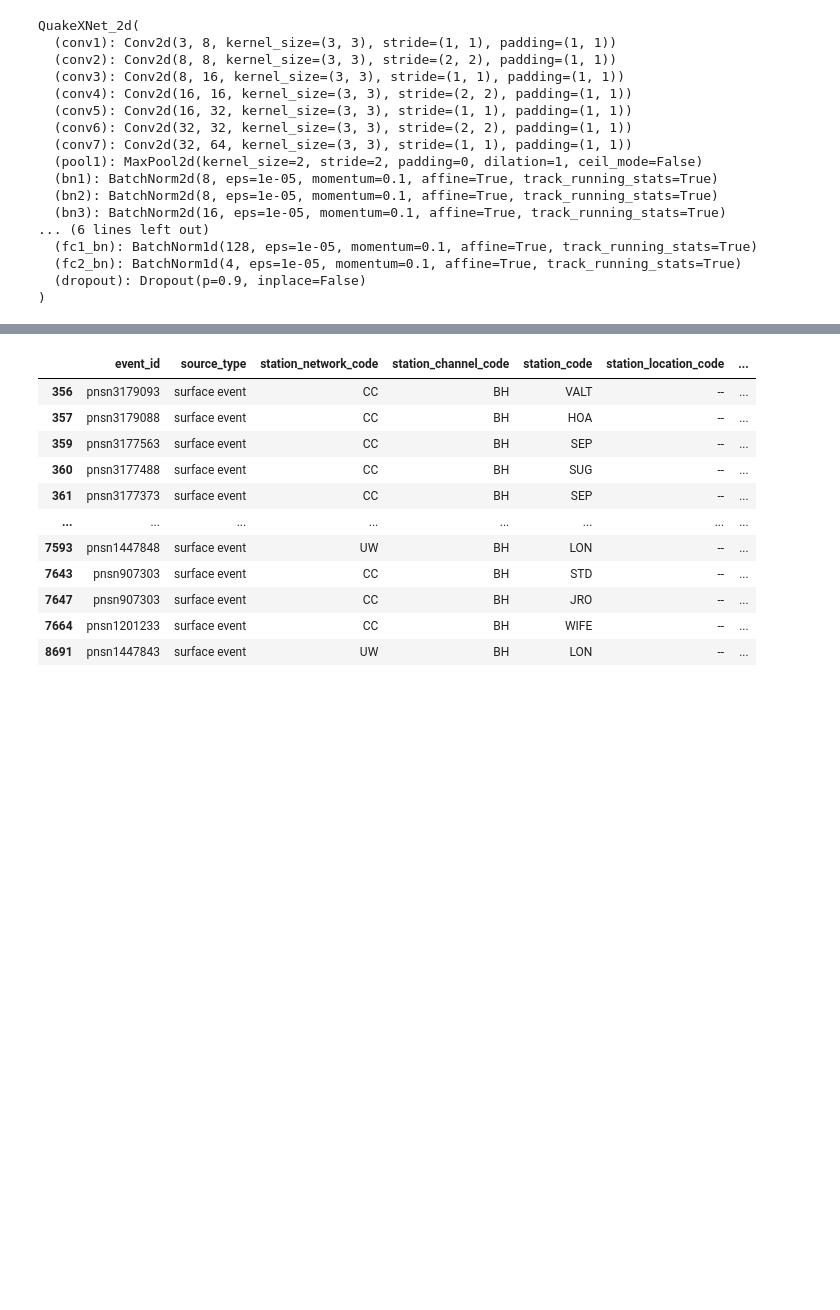
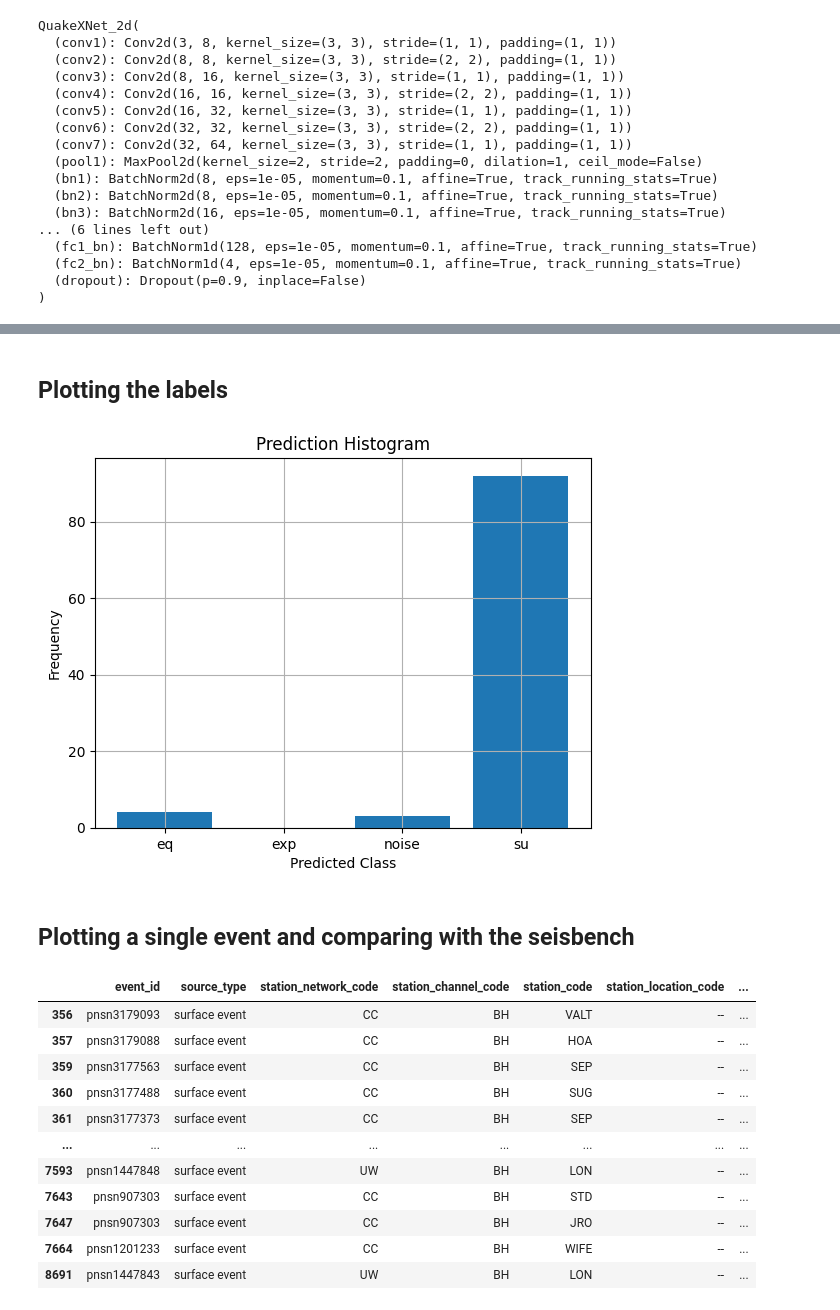
Before and after one commit to Akashkharita/PNW_Seismic_Event_Classification, a Jupyter notebook: deep_learning/comparing_with_seisbench.ipynb, the cells around one changed output, grey strips where cells are left out. Drawn from its saved outputs; the diff is of its cells as text; code cells hidden in the pictures; blank space fills up the shorter version.

Commit message:
adding seisbench

```diff
--- a/deep_learning/comparing_with_seisbench.ipynb
+++ b/deep_learning/comparing_with_seisbench.ipynb
@@ -124,3 +202,17 @@ QuakeXNet_2d(
+# %% [markdown]
+## Plotting the labels
+# %%
+plt.hist(clean_preds, bins=np.arange(5)-0.5, rwidth=0.8)
+plt.xlabel("Predicted Class")
+plt.ylabel("Frequency")
+plt.title("Prediction Histogram")
+plt.xticks([0, 1, 2, 3], ['eq', 'exp', 'noise', 'su'])  # ✅ Correct line
+plt.grid(True)
+plt.show()
+# %% [output]
+[figure, added]
+# %% [markdown]
+## Plotting a single event and comparing with the seisbench
 # %%
 ## seisbench was run on BH and HH channels only.
 exotic = pd.read_csv("/data/whd01/yiyu_data/PNWML/exotic_metadata.csv")
```
Also changed, not shown: parts of 21 cells of this notebook.
